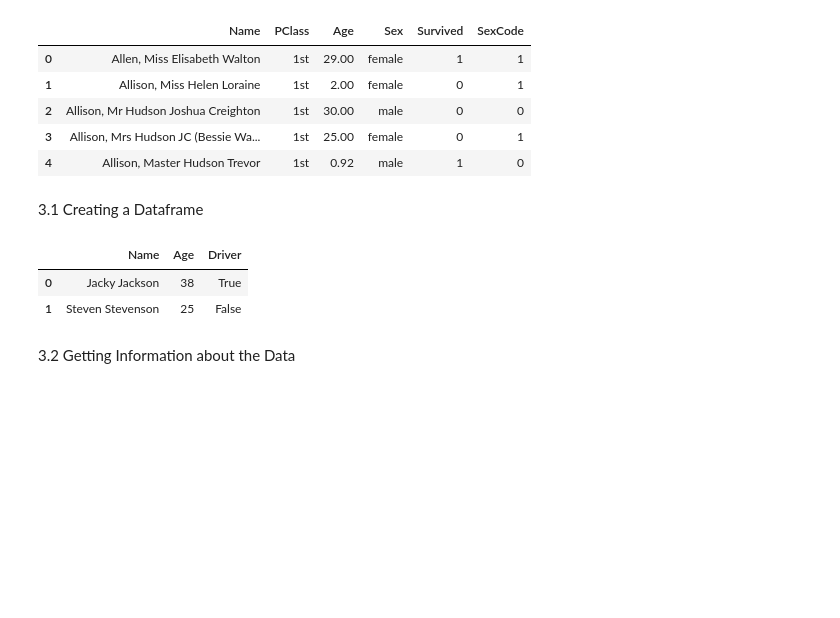
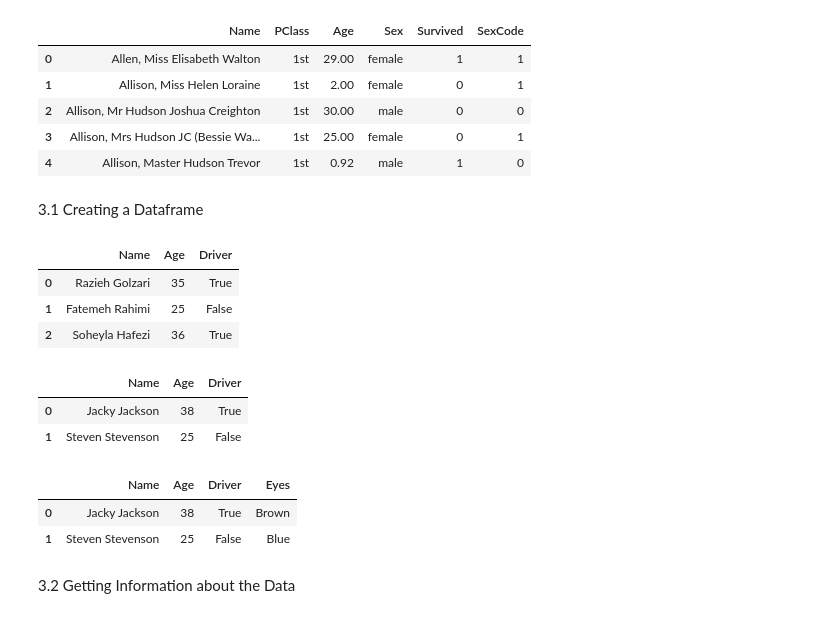
Before and after one commit to RaziehGolzari/special, a Jupyter notebook: book4_12_esfand.ipynb, the cells around one changed output. Drawn from its saved outputs; the diff is of its cells as text; code cells hidden in the pictures; blank space fills up the shorter version.

```diff
--- a/book4_12_esfand.ipynb
+++ b/book4_12_esfand.ipynb
@@ -20,6 +20,24 @@ dataframe.head(5)
 | 4 | Allison, Master Hudson Trevor | 1st | 0.92 | male | 1 | 0 |
 # %% [markdown]
 3.1 Creating a Dataframe
+# %%
+# Load library
+import pandas as pd
+# Create a dictionary
+dictionary = {
+"Name": ['Razieh Golzari', 'Fatemeh Rahimi' , 'Soheyla Hafezi'],
+"Age": [35, 25 ,36],
+"Driver": [True, False, True]
+}
+# Create DataFrame
+dataframe = pd.DataFrame(dictionary)
+# Show DataFrame
+dataframe
+# %% [output]
+|  | Name | Age | Driver |
+| 0 | Razieh Golzari | 35 | True |
+| 1 | Fatemeh Rahimi | 25 | False |
+| 2 | Soheyla Hafezi | 36 | True |
 # %%
 # Load library
 import pandas as pd
@@ -37,6 +55,15 @@ dataframe
 |  | Name | Age | Driver |
 | 0 | Jacky Jackson | 38 | True |
 | 1 | Steven Stevenson | 25 | False |
+# %%
+# Add a column for eye color
+dataframe["Eyes"] = ["Brown", "Blue"]
+# Show DataFrame
+dataframe
+# %% [output]
+|  | Name | Age | Driver | Eyes |
+| 0 | Jacky Jackson | 38 | True | Brown |
+| 1 | Steven Stevenson | 25 | False | Blue |
 # %% [markdown]
 3.2 Getting Information about the Data
 # %%
```
Also changed, not shown: parts of 4 cells of this notebook.
